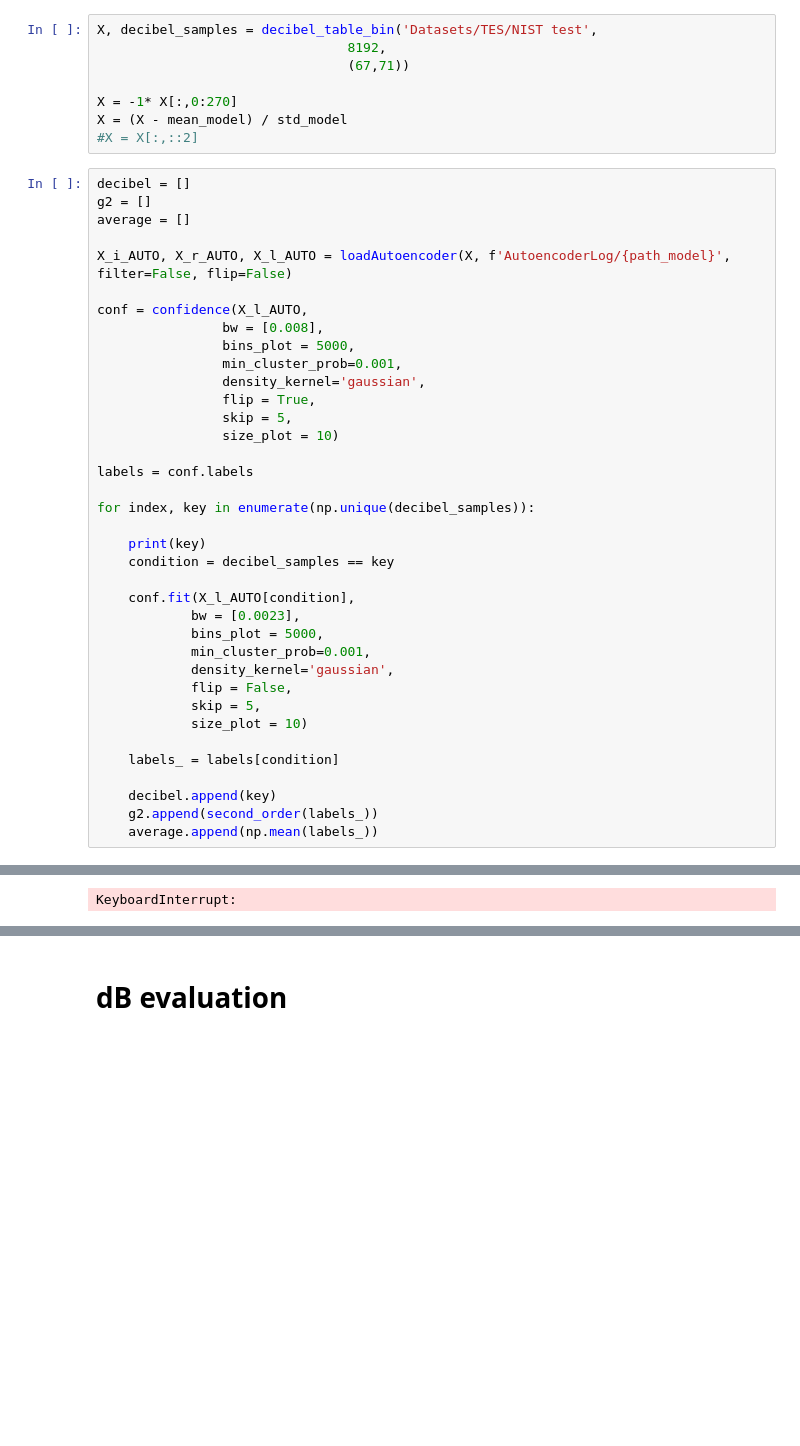
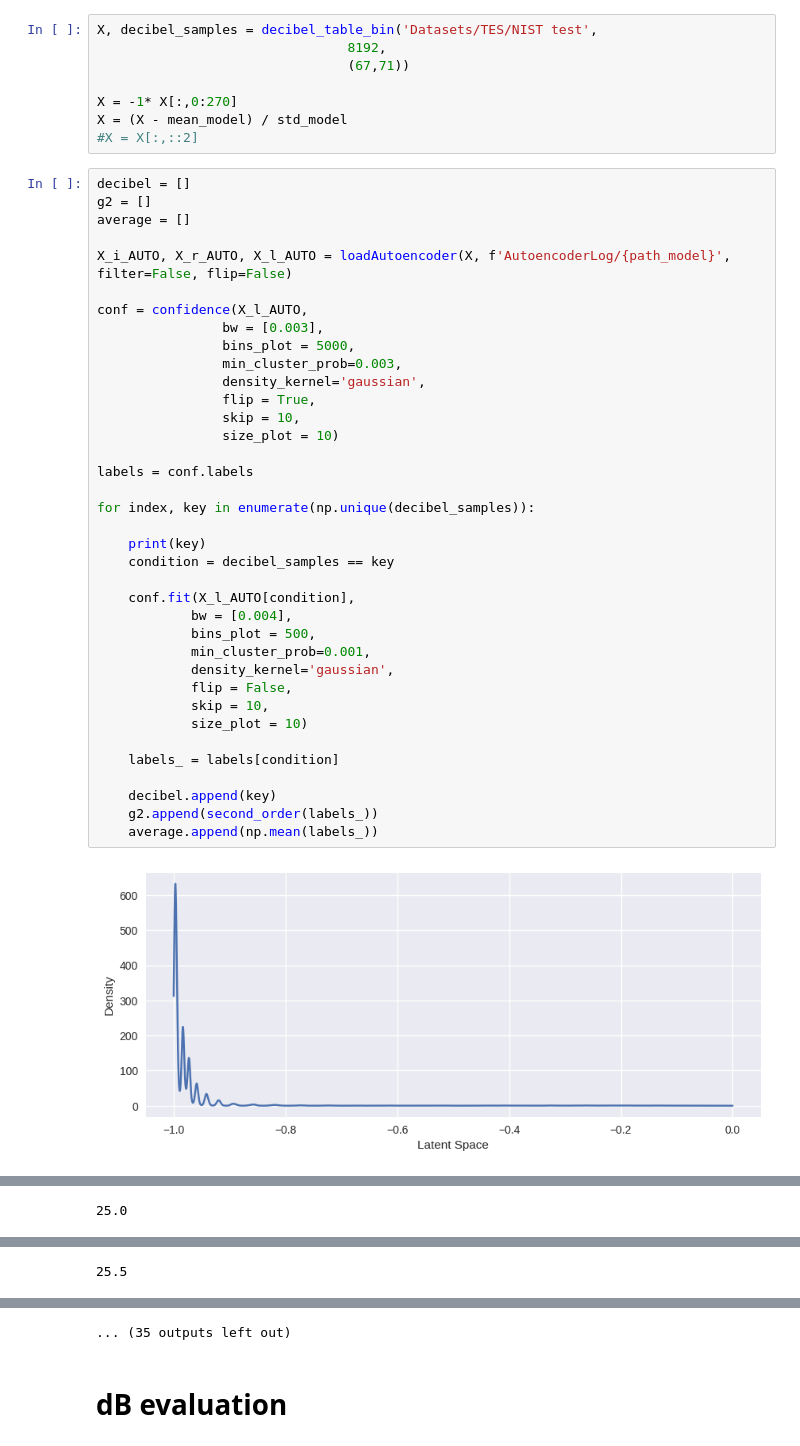
Before and after one commit to polyquantique/Photon-Number-Classification, a Jupyter notebook: src/Decibel_TES.ipynb, the cells around one changed output, grey strips where cells are left out. Saved outputs shown, nothing was run; the diff lists cells and outputs as text; blank space fills up the shorter version.

```diff
--- a/src/Decibel_TES.ipynb
+++ b/src/Decibel_TES.ipynb
@@ -36,36 +36,37 @@ decibel = []
 g2 = []
 average = []
 
 X_i_AUTO, X_r_AUTO, X_l_AUTO = loadAutoencoder(X, f'AutoencoderLog/{path_model}', filter=False, flip=False)
 
 conf = confidence(X_l_AUTO,
-                bw = [0.008],
+                bw = [0.003],
                 bins_plot = 5000,
-                min_cluster_prob=0.001,
+                min_cluster_prob=0.003,
                 density_kernel='gaussian',
                 flip = True,
-                skip = 5,
+                skip = 10,
                 size_plot = 10)
 
 labels = conf.labels
 
 for index, key in enumerate(np.unique(decibel_samples)):
 
     print(key)
     condition = decibel_samples == key
 
     conf.fit(X_l_AUTO[condition],
-            bw = [0.0023],
-            bins_plot = 5000,
+            bw = [0.004],
+            bins_plot = 500,
             min_cluster_prob=0.001,
             density_kernel='gaussian',
             flip = False,
-            skip = 5,
+            skip = 10,
             size_plot = 10)
 
     labels_ = labels[condition]
 
     decibel.append(key)
     g2.append(second_order(labels_))
     average.append(np.mean(labels_))
 # %% [output]
+[figure, added]
@@ -72 +74 @@ for index, key in enumerate(np.unique(decibel_samples)):
-KeyboardInterrupt:
+25.0
@@ -72,0 +79 @@ KeyboardInterrupt:
+25.5
@@ -73,3 +84,4 @@ KeyboardInterrupt:
+... (35 outputs left out)
 # %% [markdown]
 # dB evaluation
 # %%
```
Also changed, not shown: parts of 9 cells of this notebook, 8 other files.
